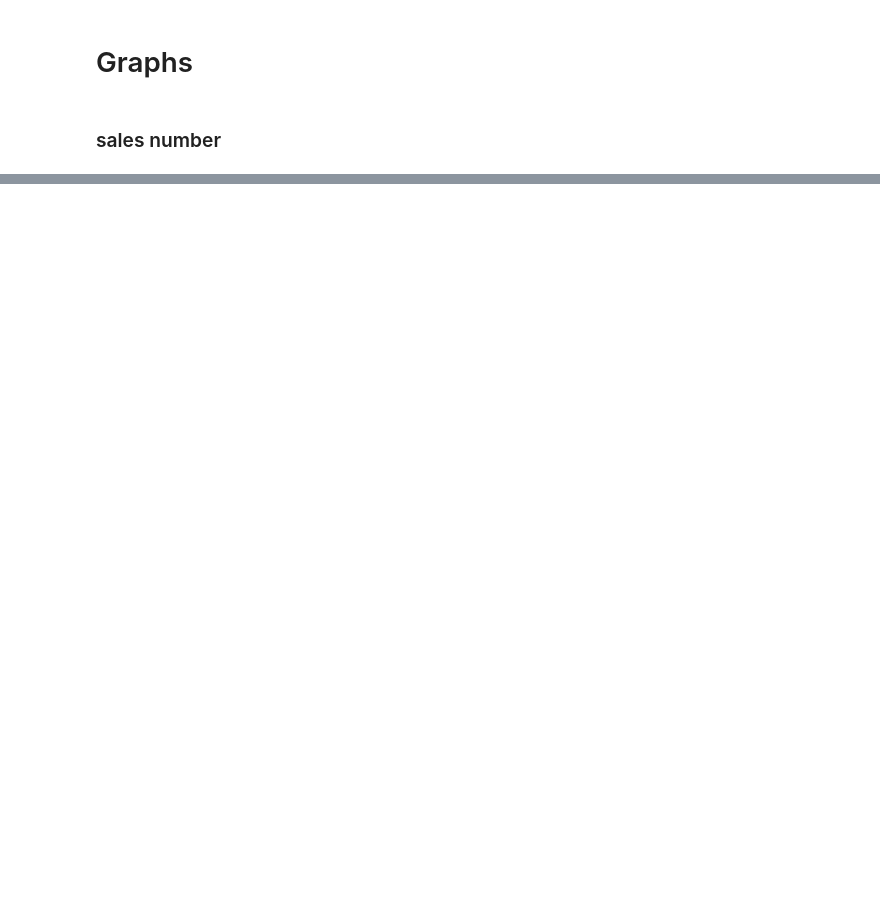
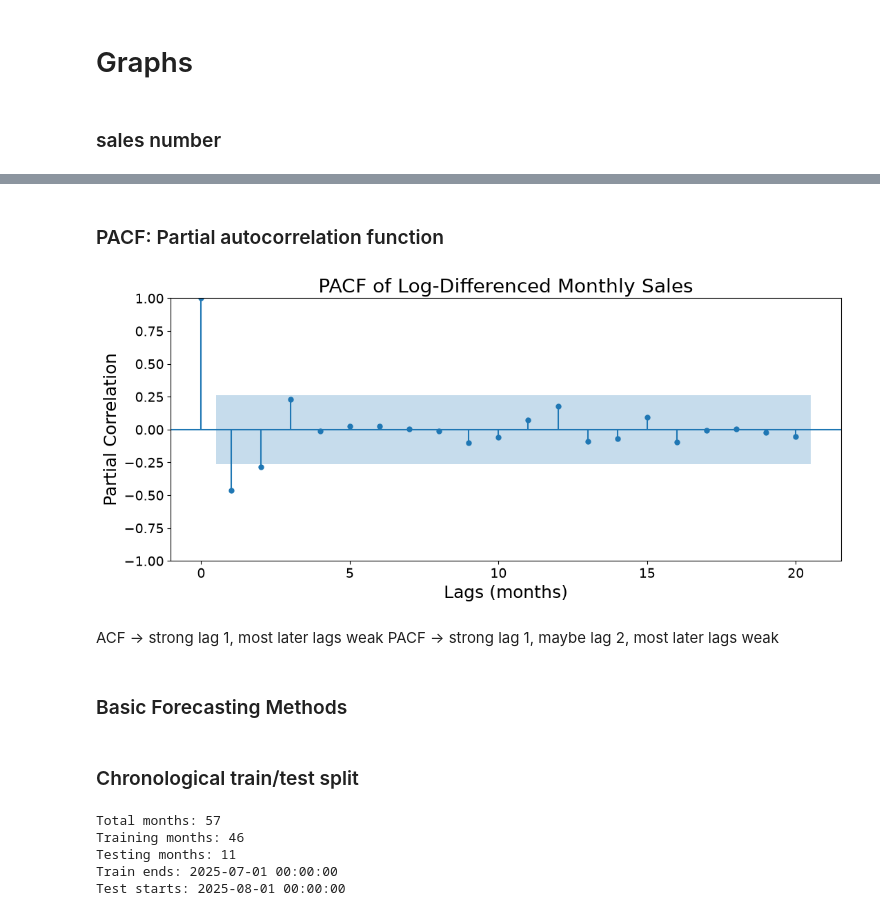
Before and after one commit to serene-b/energical-decision-platform, a Jupyter notebook: pipeline/Notebooks/sales_intelligence.ipynb, the cells around one changed output, grey strips where cells are left out. Cells and saved outputs as stored; diff of their text form; code cells hidden in the pictures; blank space fills up the shorter version.

```diff
--- a/pipeline/Notebooks/sales_intelligence.ipynb
+++ b/pipeline/Notebooks/sales_intelligence.ipynb
@@ -379,0 +558,55 @@ fig.show()
+# %% [markdown]
+### PACF: Partial autocorrelation function
+# %%
+from statsmodels.graphics.tsaplots import plot_pacf
+
+plt.rc("figure", figsize=(11, 5))
+
+plot_pacf(
+    series,
+    lags=20,
+    method="ywm"
+)
+
+plt.ylim(-1, 1)
+plt.xlabel("Lags (months)", fontsize=18)
+plt.ylabel("Partial Correlation", fontsize=18)
+
+plt.xticks(fontsize=14)
+plt.yticks(fontsize=14)
+
+plt.title(
+    "PACF of Log-Differenced Monthly Sales",
+    fontsize=20
+)
+
+plt.tight_layout()
+plt.show()
+# %% [output]
+[figure, added]
+# %% [markdown]
+ACF  → strong lag 1, most later lags weak
+PACF → strong lag 1, maybe lag 2, most later lags weak
+# %% [markdown]
+### Basic Forecasting Methods
+# %% [markdown]
+### Chronological train/test split
+# %%
+monthly_sales = monthly_sales.sort_values("order_date").reset_index(drop=True)
+test_size = int(len(monthly_sales) * 0.20)
+
+train = monthly_sales.iloc[:-test_size].copy()
+test = monthly_sales.iloc[-test_size:].copy()
+
+print("Total months:", len(monthly_sales))
+print("Training months:", len(train))
+print("Testing months:", len(test))
+
+print("Train ends:", train["order_date"].iloc[-1])
+print("Test starts:", test["order_date"].iloc[0])
+# %% [output]
+Total months: 57
+Training months: 46
+Testing months: 11
+Train ends: 2025-07-01 00:00:00
+Test starts: 2025-08-01 00:00:00
```
Also changed, not shown: parts of 72 cells of this notebook, 37 other files.
